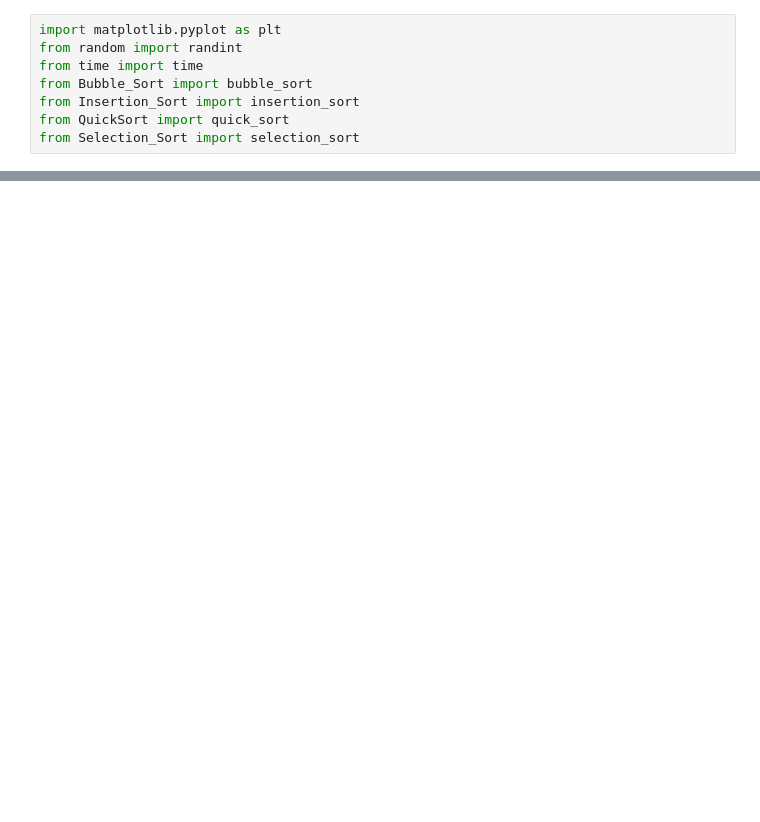
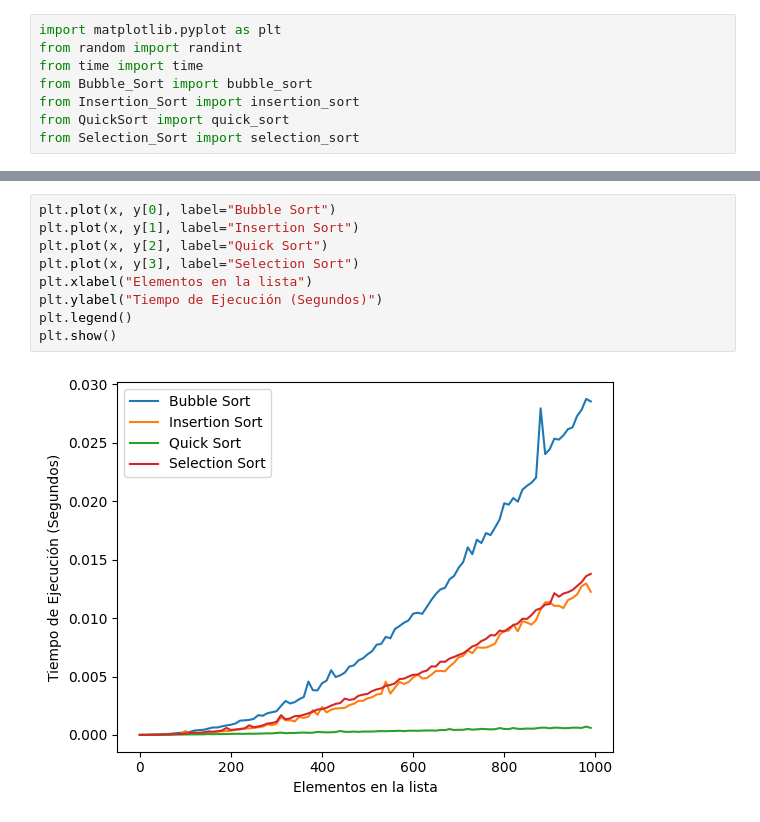
Before and after one commit to ElCabris/algortimos-de-ordenamiento, a Jupyter notebook: graficas.ipynb, the cells around one changed output, grey strips where cells are left out. Cells and saved outputs as stored; diff of their text form; blank space fills up the shorter version.

```diff
--- a/graficas.ipynb
+++ b/graficas.ipynb
@@ -68,0 +72,11 @@ plt.show()
+# %%
+plt.plot(x, y[0], label="Bubble Sort")
+plt.plot(x, y[1], label="Insertion Sort")
+plt.plot(x, y[2], label="Quick Sort")
+plt.plot(x, y[3], label="Selection Sort")
+plt.xlabel("Elementos en la lista")
+plt.ylabel("Tiempo de Ejecución (Segundos)")
+plt.legend()
+plt.show()
+# %% [output]
+[figure, added]
```
Also changed, not shown: parts of 5 cells of this notebook, 3 other files.
